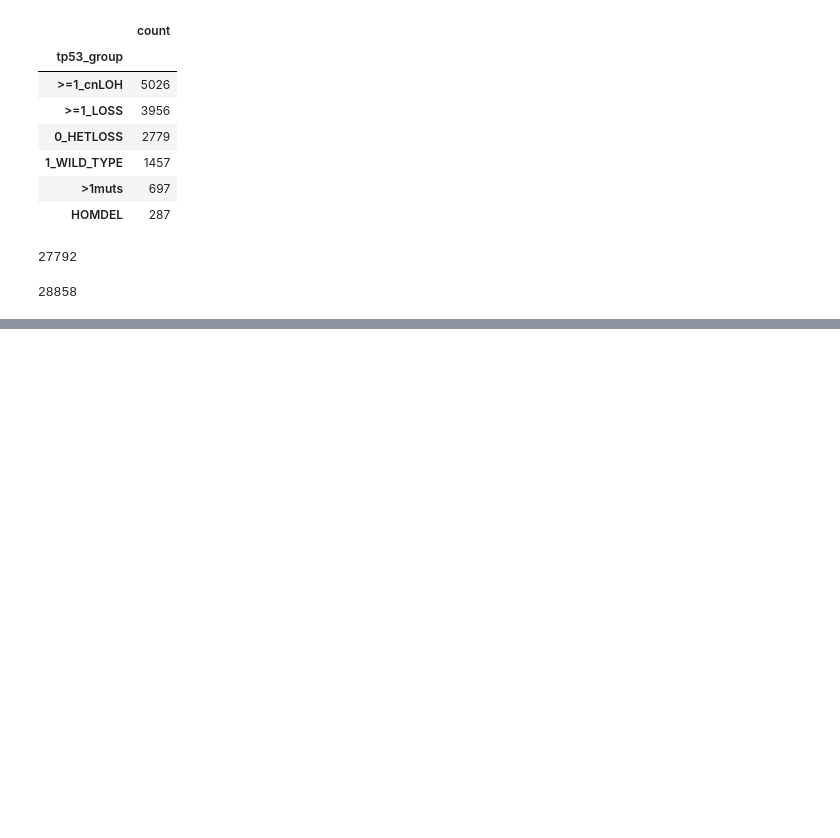
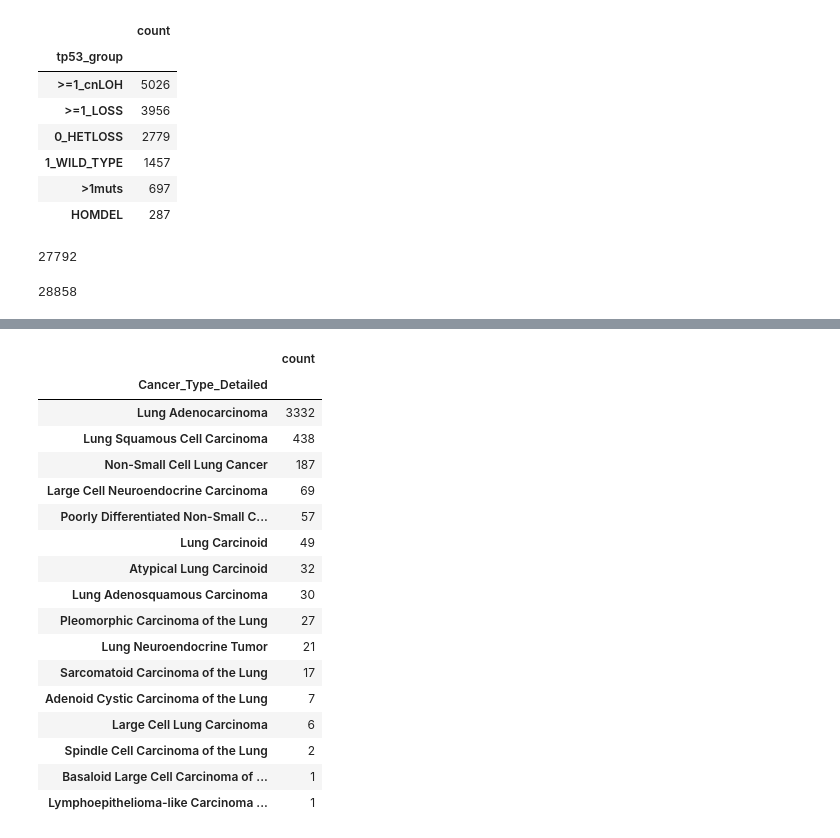
Before and after one commit to emilecohen/mskimpact_tp53_exploration, a Jupyter notebook: analysis/dataframe_generation/master_file_creation.ipynb, the cells around one changed output, grey strips where cells are left out. Cells and saved outputs as stored; diff of their text form; code cells hidden in the pictures; blank space fills up the shorter version.

```diff
--- a/analysis/dataframe_generation/master_file_creation.ipynb
+++ b/analysis/dataframe_generation/master_file_creation.ipynb
@@ -1333,0 +1374,21 @@ master.shape[0]
+# %%
+get_groupby(master[master['Cancer_Type'] == 'Non-Small Cell Lung Cancer'], 'Cancer_Type_Detailed', 'count').sort_values(by='count', ascending=False)
+# %% [output]
+|  | count |
+| Cancer_Type_Detailed |  |
+| Lung Adenocarcinoma | 3332 |
+| Lung Squamous Cell Carcinoma | 438 |
+| Non-Small Cell Lung Cancer | 187 |
+| Large Cell Neuroendocrine Carcinoma | 69 |
+| Poorly Differentiated Non-Small C... | 57 |
+| Lung Carcinoid | 49 |
+| Atypical Lung Carcinoid | 32 |
+| Lung Adenosquamous Carcinoma | 30 |
+| Pleomorphic Carcinoma of the Lung | 27 |
+| Lung Neuroendocrine Tumor | 21 |
+| Sarcomatoid Carcinoma of the Lung | 17 |
+| Adenoid Cystic Carcinoma of the Lung | 7 |
+| Large Cell Lung Carcinoma | 6 |
+| Spindle Cell Carcinoma of the Lung | 2 |
+| Basaloid Large Cell Carcinoma of ... | 1 |
+| Lymphoepithelioma-like Carcinoma ... | 1 |
```
Also changed, not shown: parts of 3 cells of this notebook, 1 other file.
